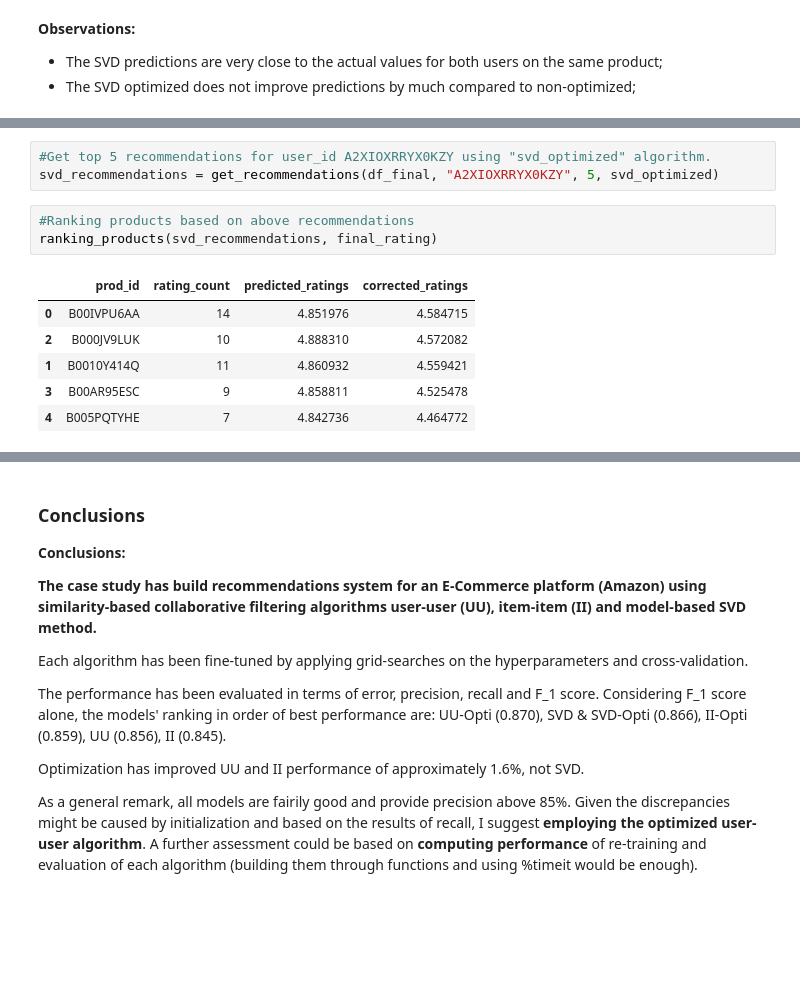
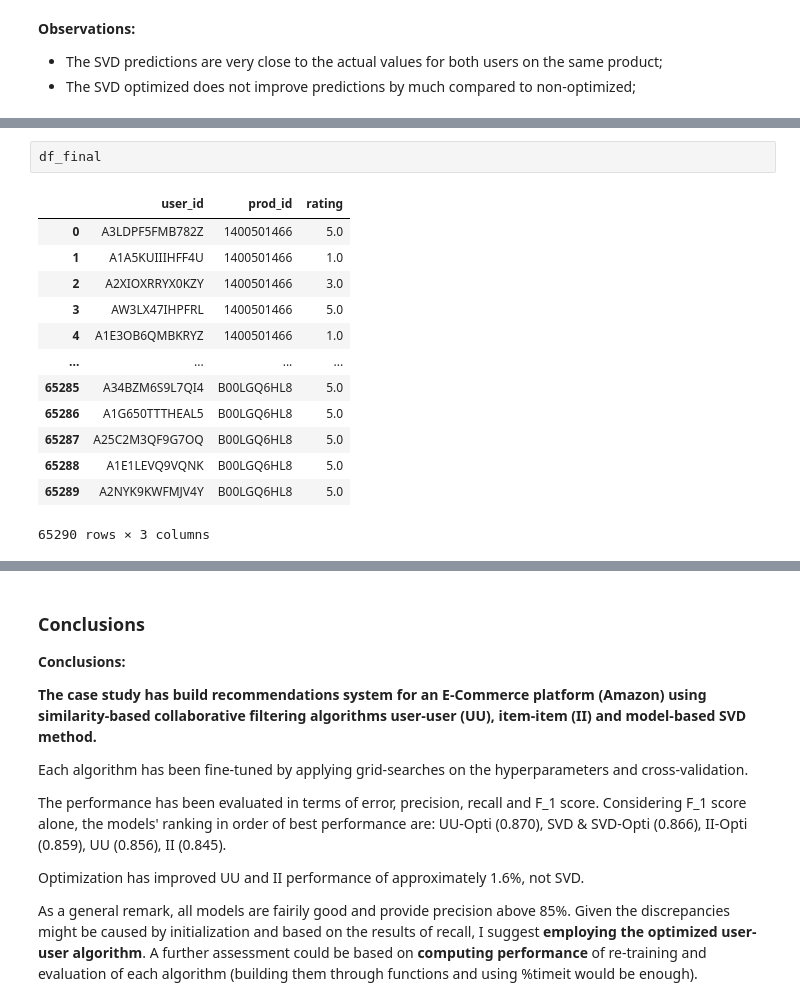
Before and after one commit to fparisio/DataScience, a Jupyter notebook: RecommendationSystem/RecommendationSystemsAmazonRating.ipynb, the cells around one changed output, grey strips where cells are left out. Drawn from its saved outputs; the diff is of its cells as text; blank space fills up the shorter version.

```diff
--- a/RecommendationSystem/RecommendationSystemsAmazonRating.ipynb
+++ b/RecommendationSystem/RecommendationSystemsAmazonRating.ipynb
@@ -882,13 +987,16 @@ df_final.head()
-# %%
-#Get top 5 recommendations for user_id A2XIOXRRYX0KZY using "svd_optimized" algorithm.
-svd_recommendations = get_recommendations(df_final, "A2XIOXRRYX0KZY", 5, svd_optimized)
-# %%
-#Ranking products based on above recommendations
-ranking_products(svd_recommendations, final_rating)
-# %% [output]
-|  | prod_id | rating_count | predicted_ratings | corrected_ratings |
-| 0 | B00IVPU6AA | 14 | 4.851976 | 4.584715 |
-| 2 | B000JV9LUK | 10 | 4.888310 | 4.572082 |
-| 1 | B0010Y414Q | 11 | 4.860932 | 4.559421 |
-| 3 | B00AR95ESC | 9 | 4.858811 | 4.525478 |
-| 4 | B005PQTYHE | 7 | 4.842736 | 4.464772 |
+# %%
+df_final
+# %% [output]
+|  | user_id | prod_id | rating |
+| 0 | A3LDPF5FMB782Z | 1400501466 | 5.0 |
+| 1 | A1A5KUIIIHFF4U | 1400501466 | 1.0 |
+| 2 | A2XIOXRRYX0KZY | 1400501466 | 3.0 |
+| 3 | AW3LX47IHPFRL | 1400501466 | 5.0 |
+| 4 | A1E3OB6QMBKRYZ | 1400501466 | 1.0 |
+| ... | ... | ... | ... |
+| 65285 | A34BZM6S9L7QI4 | B00LGQ6HL8 | 5.0 |
+| 65286 | A1G650TTTHEAL5 | B00LGQ6HL8 | 5.0 |
+| 65287 | A25C2M3QF9G7OQ | B00LGQ6HL8 | 5.0 |
+| 65288 | A1E1LEVQ9VQNK | B00LGQ6HL8 | 5.0 |
+| 65289 | A2NYK9KWFMJV4Y | B00LGQ6HL8 | 5.0 |
+65290 rows × 3 columns
```
Also changed, not shown: parts of 19 cells of this notebook.
